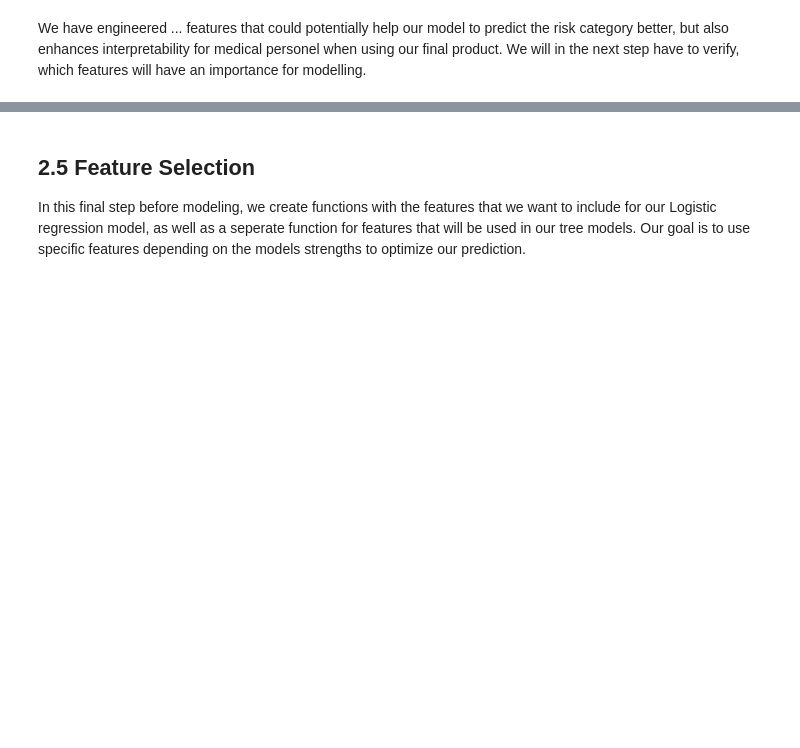
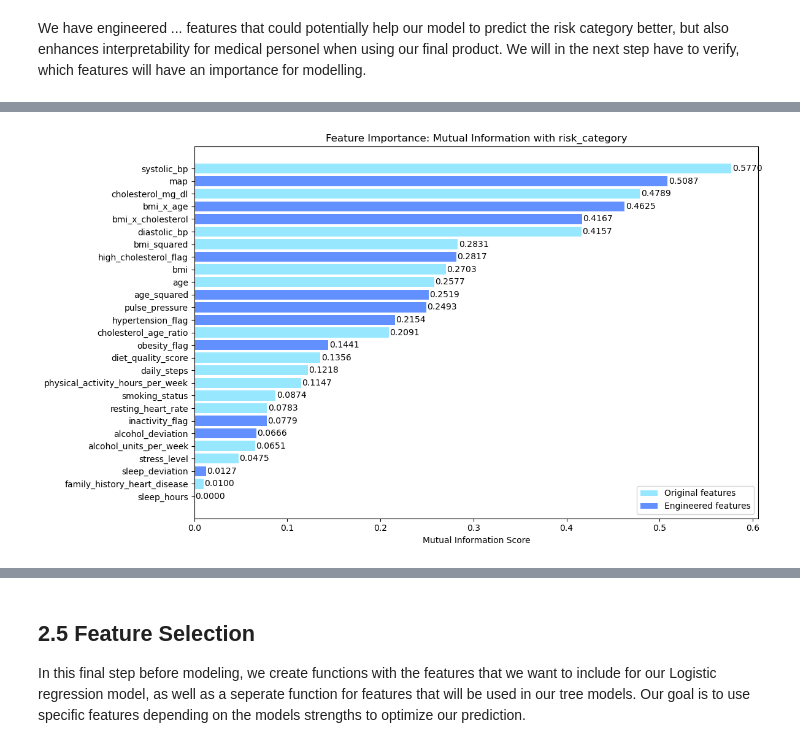
Before and after one commit to maxhaus31/Machine_Learning_HeartDiseaseDetection, a Jupyter notebook: 02_FeatureEngineering_and_Exploration.ipynb, the cells around one changed output, grey strips where cells are left out. Cells and saved outputs as stored; diff of their text form; code cells hidden in the pictures; blank space fills up the shorter version.

```diff
--- a/02_FeatureEngineering_and_Exploration.ipynb
+++ b/02_FeatureEngineering_and_Exploration.ipynb
@@ -105,7 +105,7 @@ By squaring a variable, we allow the model to reflect the accelerating nature of
 # %%
 # Transform variables
 df_engineered['age_squared'] = df_engineered['age'] ** 2
-df_engineered['bmi_squered'] = df_engineered['bmi'] ** 2
+df_engineered['bmi_squared'] = df_engineered['bmi'] ** 2
 # %% [markdown]
 ### 2.3.2 Interaction Features
 These features show how two variables together can create a stronger risk signal than each variable on its own. Interaction terms are especially helpful for logistic regression, since it cannot capture these combined effects automatically. We also combine systolic and diastolic blood pressure into summary measures like Pulse Pressure and Mean Arterial Pressure (MAP).
@@ -121,7 +121,7 @@ df_engineered['pulse_pressure'] = df_engineered['systolic_bp'] - df_engineered['
 df_engineered['map'] = df_engineered['diastolic_bp'] + (df_engineered['systolic_bp'] - df_engineered['diastolic_bp']) / 3
 df_engineered['bmi_x_age'] = df_engineered['bmi'] * df_engineered['age']
 df_engineered['bmi_x_cholesterol'] = df_engineered['bmi'] * df_engineered['cholesterol_mg_dl']
-df_engineered['cholosterol_age_ratio'] = df_engineered['cholesterol_mg_dl'] / df_engineered['age']
+df_engineered['cholesterol_age_ratio'] = df_engineered['cholesterol_mg_dl'] / df_engineered['age']
 # %% [markdown]
 ### 2.3.3 Binned Flag Features
 These features convert clinically established thresholds into binary indicators. We explicitly include boundaries supported by medical guidelines to help the model detecting meaninful thresholds more easily. This is particularly useful for tree-based models, as it provides clear and interpretable split points. The thresholds are based on WHO and established cardiology guidelines.
@@ -181,0 +213,12 @@ dtype: object
+# %%
+from sklearn.feature_selection import mutual_info_classif
+
+# Compute mutual information scores
+mi_scores = mutual_info_classif(X_val, y_val, random_state=42)
+
+# Store in a Series for easy sorting and plotting
+mi_series = pd.Series(mi_scores, index=X_val.columns)
+mi_series = mi_series.sort_values(ascending=False)
+
+print("Mutual Information Scores (sorted):")
+print(mi_series)
@@ -181,0 +243,33 @@ dtype: object
+# %%
+import matplotlib.pyplot as plt
+
+# Visualise as a ranked bar chart
+fig, ax = plt.subplots(figsize=(12, 7))
+
+colors = [ "#6291ff" if col in [
+    'age_squared', 'bmi_squered', 'pulse_pressure', 'map', 'bmi_x_age', 'bmi_x_cholesterol', 'cholosterol_age_ratio',
+    'hypertension_flag', 'obesity_flag', 'high_cholesterol_flag', 'inactivity_flag', 'sleep_deviation', 'alcohol_deviation'
+] else "#97e8ff" for col in mi_series.index]
+
+bars = ax.barh(mi_series.index, mi_series.values, color=colors)
+
+# Labels and formatting
+ax.set_xlabel('Mutual Information Score')
+ax.set_title('Feature Importance: Mutual Information with risk_category')
+ax.invert_yaxis()  # highest score at top
+
+# Add value labels on bars
+for bar, score in zip(bars, mi_series.values):
+    ax.text(bar.get_width() + 0.001, bar.get_y() + bar.get_height()/2,
+            f'{score:.4f}', va='center')
+
+# Add legend to distinguish original vs engineered features
+from matplotlib.patches import Patch
+legend_elements = [Patch(facecolor='#97e8ff', label='Original features'),
+                   Patch(facecolor='#6291ff', label='Engineered features')]
+ax.legend(handles=legend_elements, loc='lower right')
+
+plt.tight_layout()
+plt.show()
+# %% [output]
+[figure, added]
```
Also changed, not shown: parts of 13 cells of this notebook.
